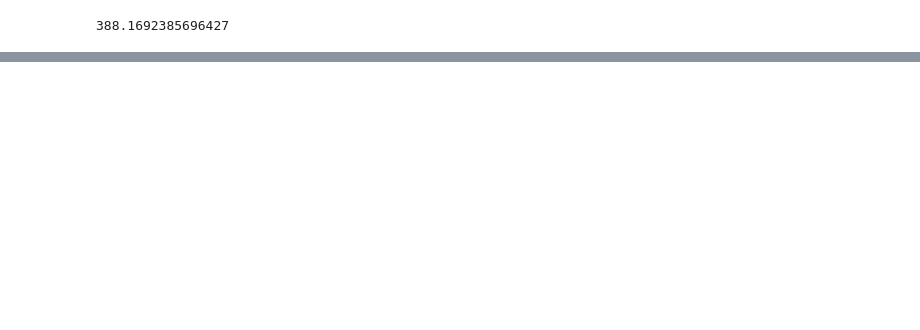
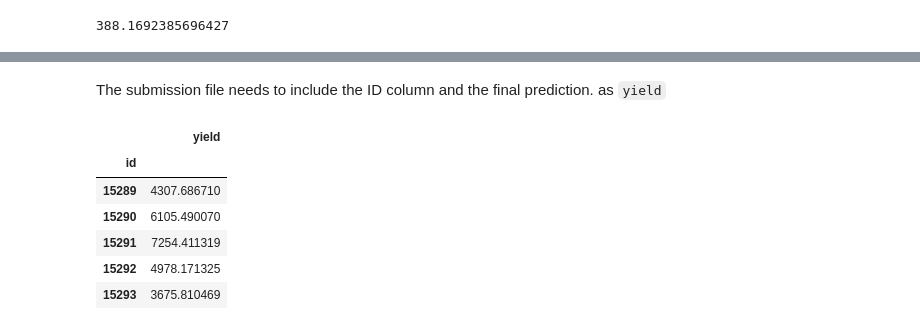
Before and after one commit to Karlajack/Machine_Learning_24e, a Jupyter notebook: WK2_Project_BLueberyy_Yield.ipynb, the cells around one changed output, grey strips where cells are left out. Cells and saved outputs as stored; diff of their text form; code cells hidden in the pictures; blank space fills up the shorter version.

```diff
--- a/WK2_Project_BLueberyy_Yield.ipynb
+++ b/WK2_Project_BLueberyy_Yield.ipynb
@@ -149,0 +158,5 @@ cross_val_score(model, X, y, cv=10, scoring='neg_mean_absolute_error').mean() *
+# %%
+## Choose your best model (with the optimal parameters) and fit it with the entire train dataset (This is what you'll use for testing)
+model = make_pipeline(StandardScaler(),Ridge(alpha=0.2)).fit(X,y)
+
+pickle.dump(model, open('sample_data/model.sav', 'wb')) ## You can save the model with pickel if you intend to use it in another file
@@ -149,0 +210,15 @@ cross_val_score(model, X, y, cv=10, scoring='neg_mean_absolute_error').mean() *
+# %% [markdown]
+The submission file needs to include the ID column and the final prediction. as `yield`
+# %%
+final = pd.DataFrame(test['id'],columns=['id'])
+final['yield'] = y_pred
+final = final.set_index('id')
+final.head()
+# %% [output]
+|  | yield |
+| id |  |
+| 15289 | 4307.686710 |
+| 15290 | 6105.490070 |
+| 15291 | 7254.411319 |
+| 15292 | 4978.171325 |
+| 15293 | 3675.810469 |
```
Also changed, not shown: parts of 13 cells of this notebook.
